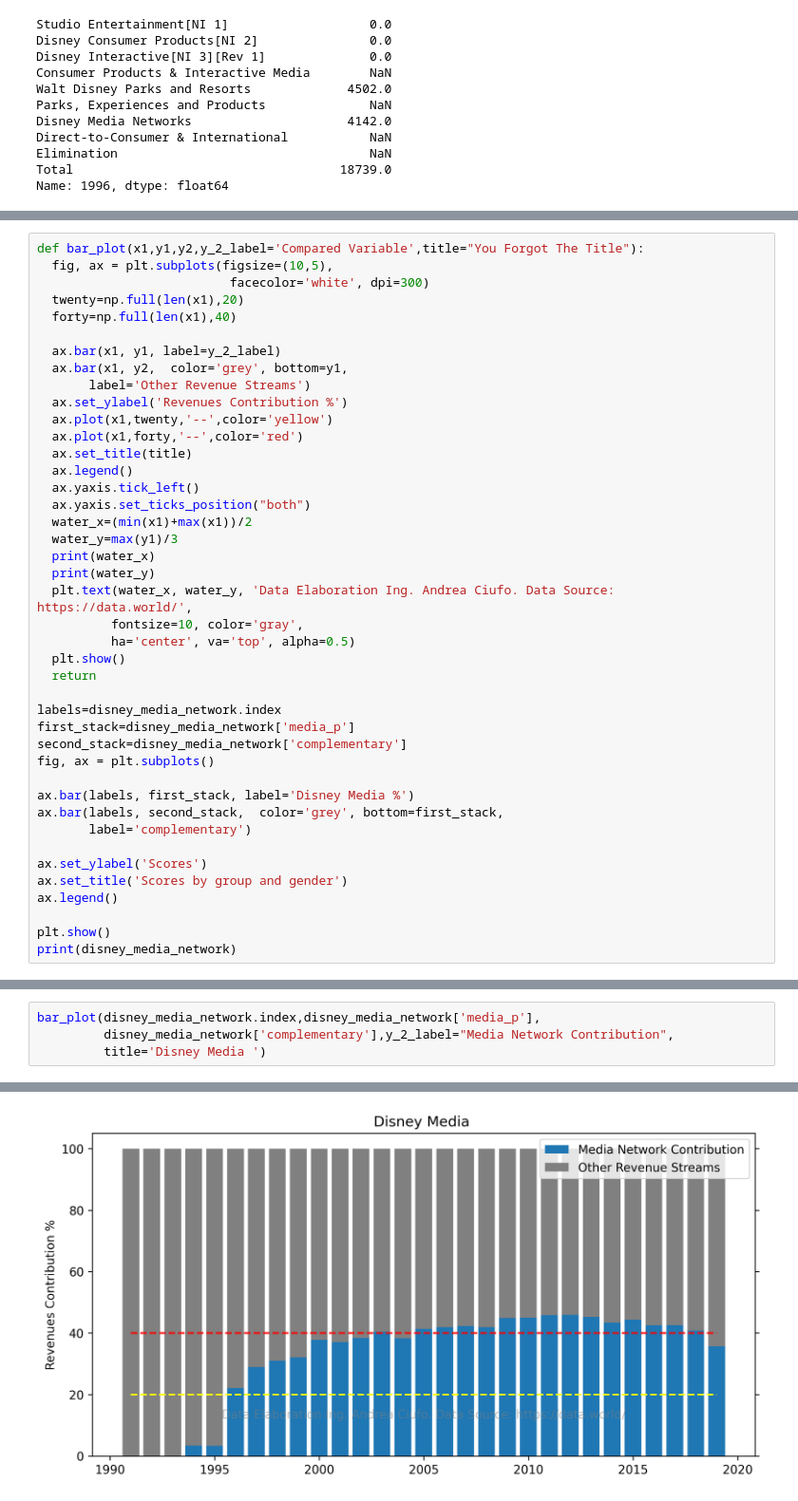
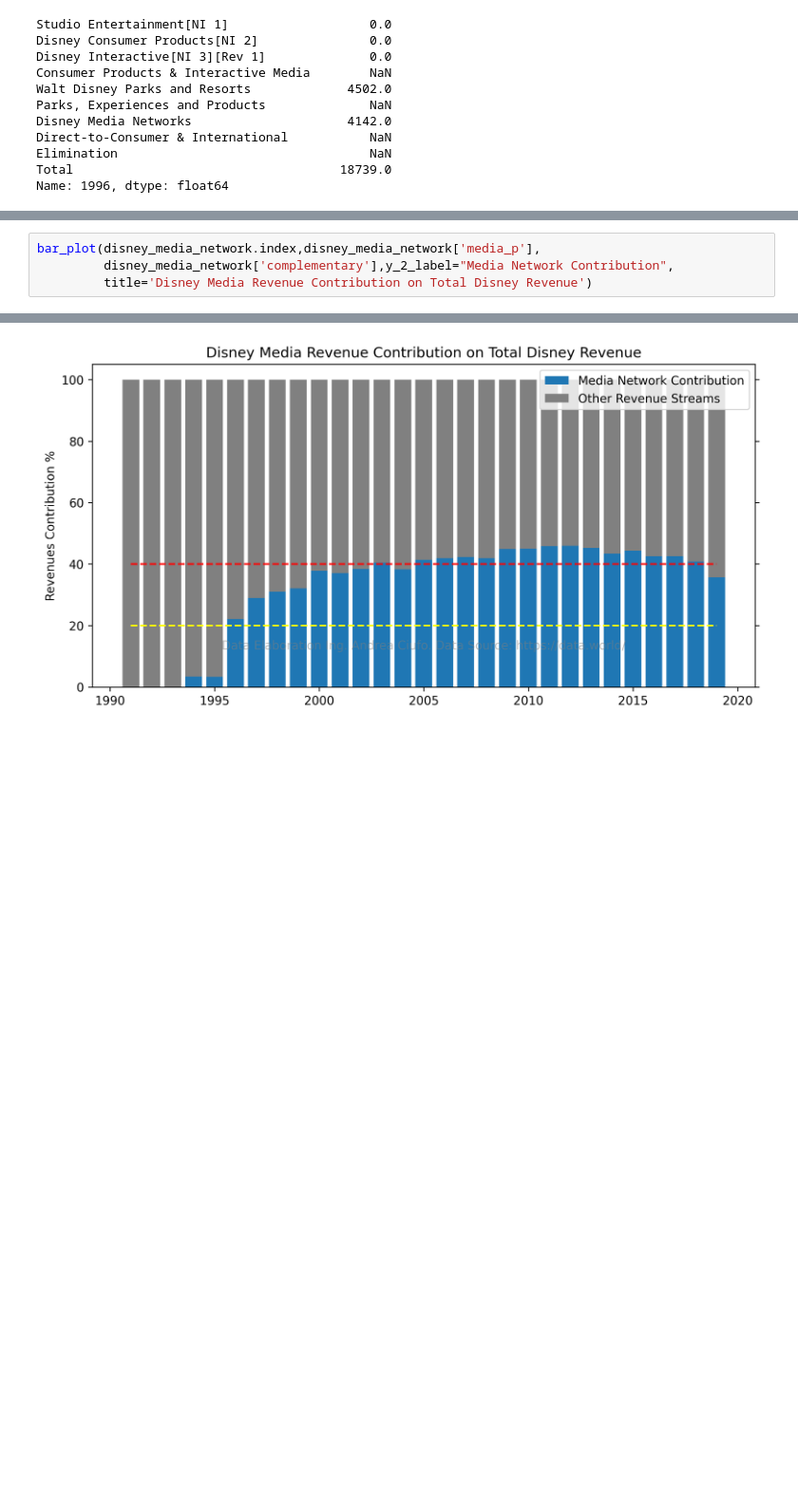
Before and after one commit to uomodellamansarda/DisneyMoviesAnalysis, a Jupyter notebook: DisneyRevenuesStreamsAnalysis.ipynb, the cells around one changed output, grey strips where cells are left out. Shown at 95% size. Drawn from its saved outputs; the diff is of its cells as text; blank space fills up the shorter version.

```diff
--- a/DisneyRevenuesStreamsAnalysis.ipynb
+++ b/DisneyRevenuesStreamsAnalysis.ipynb
@@ -514,42 +431,0 @@ Year
-# %%
-def bar_plot(x1,y1,y2,y_2_label='Compared Variable',title="You Forgot The Title"):
-  fig, ax = plt.subplots(figsize=(10,5),
-                          facecolor='white', dpi=300)
-  twenty=np.full(len(x1),20)
-  forty=np.full(len(x1),40)
-
-  ax.bar(x1, y1, label=y_2_label)
-  ax.bar(x1, y2,  color='grey', bottom=y1,
-       label='Other Revenue Streams')
-  ax.set_ylabel('Revenues Contribution %')
-  ax.plot(x1,twenty,'--',color='yellow')
-  ax.plot(x1,forty,'--',color='red')
-  ax.set_title(title)
-  ax.legend()
-  ax.yaxis.tick_left()
-  ax.yaxis.set_ticks_position("both")
-  water_x=(min(x1)+max(x1))/2
-  water_y=max(y1)/3
-  print(water_x)
-  print(water_y)
-  plt.text(water_x, water_y, 'Data Elaboration Ing. Andrea Ciufo. Data Source: https://data.world/',
-          fontsize=10, color='gray',
-          ha='center', va='top', alpha=0.5)
-  plt.show()
-  return
-
-labels=disney_media_network.index
-first_stack=disney_media_network['media_p']
-second_stack=disney_media_network['complementary']
-fig, ax = plt.subplots()
-
-ax.bar(labels, first_stack, label='Disney Media %')
-ax.bar(labels, second_stack,  color='grey', bottom=first_stack,
-       label='complementary')
-
-ax.set_ylabel('Scores')
-ax.set_title('Scores by group and gender')
-ax.legend()
-
-plt.show()
-print(disney_media_network)
@@ -592,8 +449,8 @@ bar_plot(studio_entert.index,studio_entert['studio_p'],
 # %%
 bar_plot(disney_media_network.index,disney_media_network['media_p'],
          disney_media_network['complementary'],y_2_label="Media Network Contribution",
-         title='Disney Media ')
+         title='Disney Media Revenue Contribution on Total Disney Revenue')
 # %% [output]
 2005.0
 15.323333333333332
-[figure, old version]
+[figure, new version]
```
Also changed, not shown: parts of 12 cells of this notebook.
